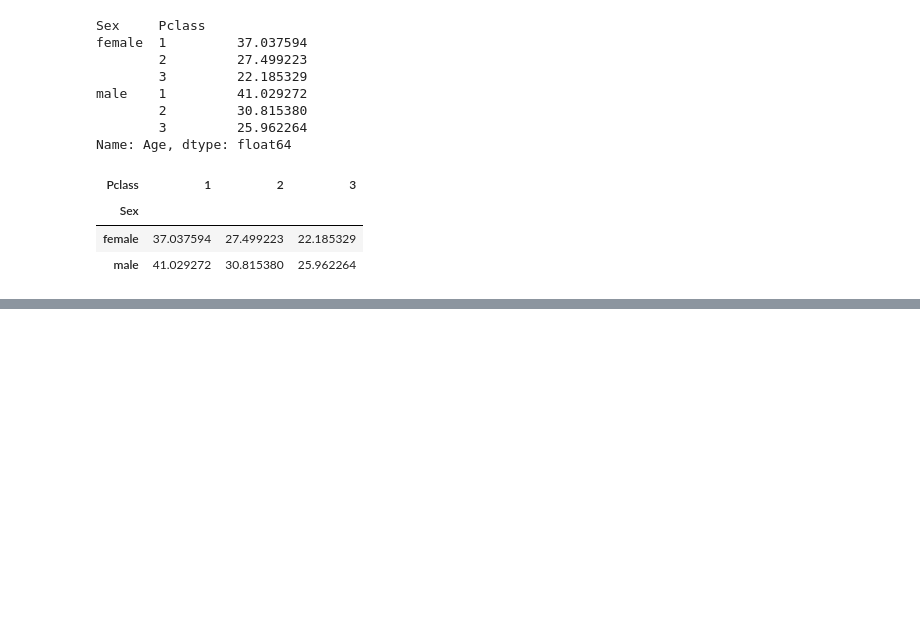
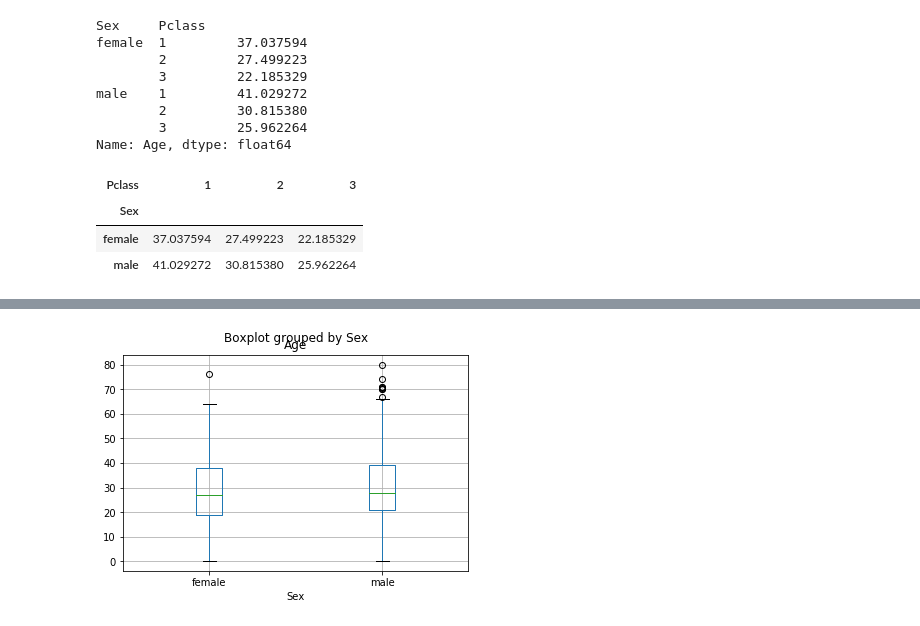
Before and after one commit to anishdass/MachineLearningWithTheSameOldDataset, a Jupyter notebook: notebooks/GettingStartedWithTitanicDataset.ipynb, the cells around one changed output, grey strips where cells are left out. Cells and saved outputs as stored; diff of their text form; code cells hidden in the pictures; blank space fills up the shorter version.

```diff
--- a/notebooks/GettingStartedWithTitanicDataset.ipynb
+++ b/notebooks/GettingStartedWithTitanicDataset.ipynb
@@ -488,0 +653,4 @@ data.groupby(['Sex', 'Pclass']).Age.mean().unstack()
+# %%
+data[data.Age.notnull()].boxplot('Age', 'Sex');
+# %% [output]
+[figure, added]
```
Also changed, not shown: parts of 34 cells of this notebook.
